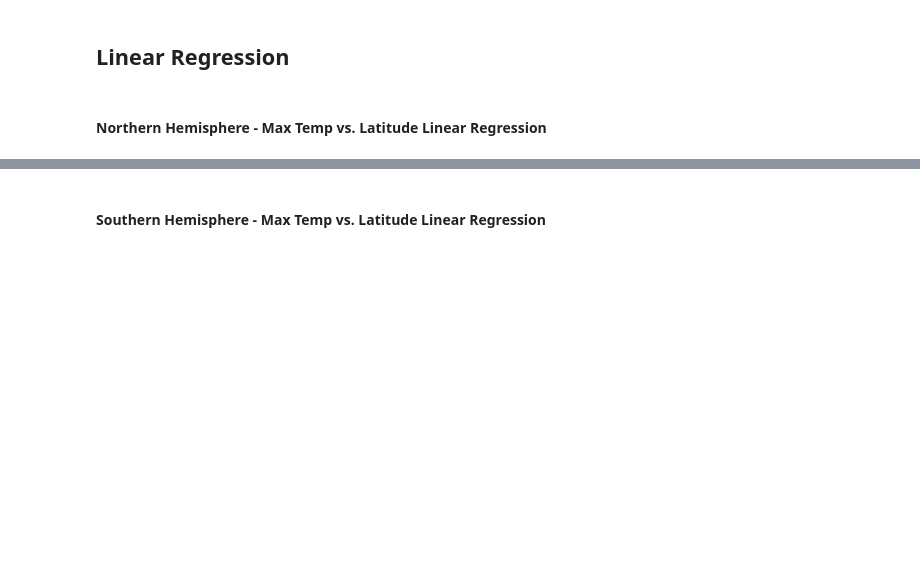
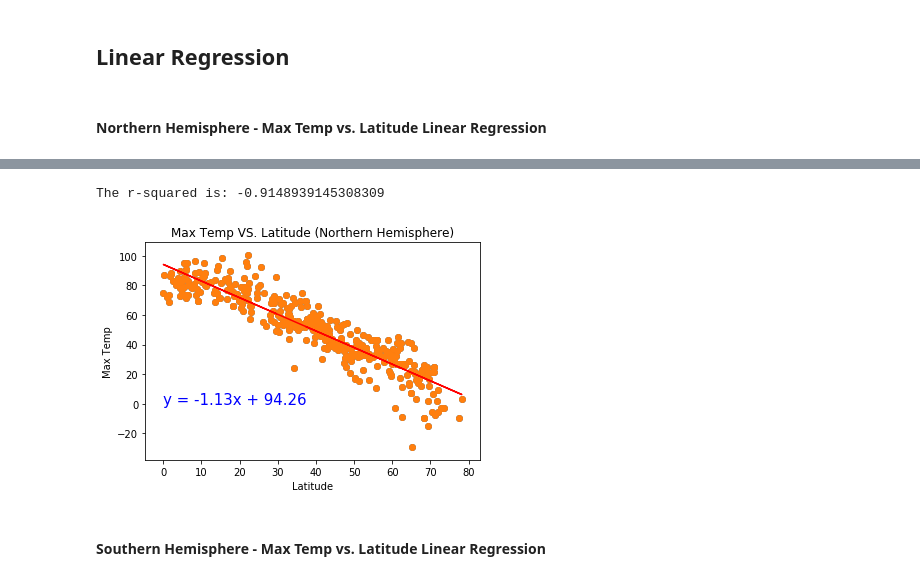
Before and after one commit to michaeltrias/python-api-challenge, a Jupyter notebook: WeatherPy_MCT.ipynb, the cells around one changed output, grey strips where cells are left out. Drawn from its saved outputs; the diff is of its cells as text; code cells hidden in the pictures; blank space fills up the shorter version.

```diff
--- a/WeatherPy_MCT.ipynb
+++ b/WeatherPy_MCT.ipynb
@@ -214,2 +239,28 @@ plt.title("City Latitude vs. Humidity")
+# %%
+# OPTIONAL: Create a function to create Linear Regression plots
+
+# Create a function to create Linear Regression plots
+def linear_regress(x_values, y_values, title, text_coordinates):
+
+    # Run regresson on southern hemisphere
+    (slope, intercept, rvalue, pvalue, stderr) = linregress(x_values, y_values)
+    regress_values = x_values * slope + intercept
+    line_eq = "y = " + str(round(slope,2)) + "x + " + str(round(intercept,2))
+
+    # Plot
+    plt.scatter(x_values,y_values)
+    plt.plot(x_values,regress_values,"r-")
+    plt.annotate(line_eq,text_coordinates,fontsize=15,color="blue")
+    plt.xlabel('Latitude')
+    plt.ylabel(title)
+    print(f"The r-squared is: {rvalue}")
+   # plt.legend(fontsize=9)
+    plt.show()
+# %%
+# Create Northern and Southern Hemisphere DataFrames
+# Filter out data to only Northern (lat above 0) and Southern (lat below 0) Hemisphere
+city_info_df_nh = city_info_df.loc[city_info_df["Latitude"] >= 0 ]
+#print(city_info_df_nh)
+city_info_df_sh = city_info_df.loc[city_info_df["Latitude"] < 0 ]
 # %% [markdown]
 ####  Northern Hemisphere - Max Temp vs. Latitude Linear Regression
@@ -220,2 +267,10 @@ The r-squared is: -0.8151657406810827
+# %%
+plt.scatter(city_info_df_nh["Latitude"],city_info_df_nh["Max Temp"])
+plt.title("Max Temp VS. Latitude (Northern Hemisphere)")
+
+linear_regress(city_info_df_nh["Latitude"], city_info_df_nh["Max Temp"],"Max Temp", (0,0))
+# %% [output]
+The r-squared is: -0.9148939145308309
+[figure, added]
 # %% [markdown]
 ####  Southern Hemisphere - Max Temp vs. Latitude Linear Regression
```
Also changed, not shown: parts of 26 cells of this notebook.
